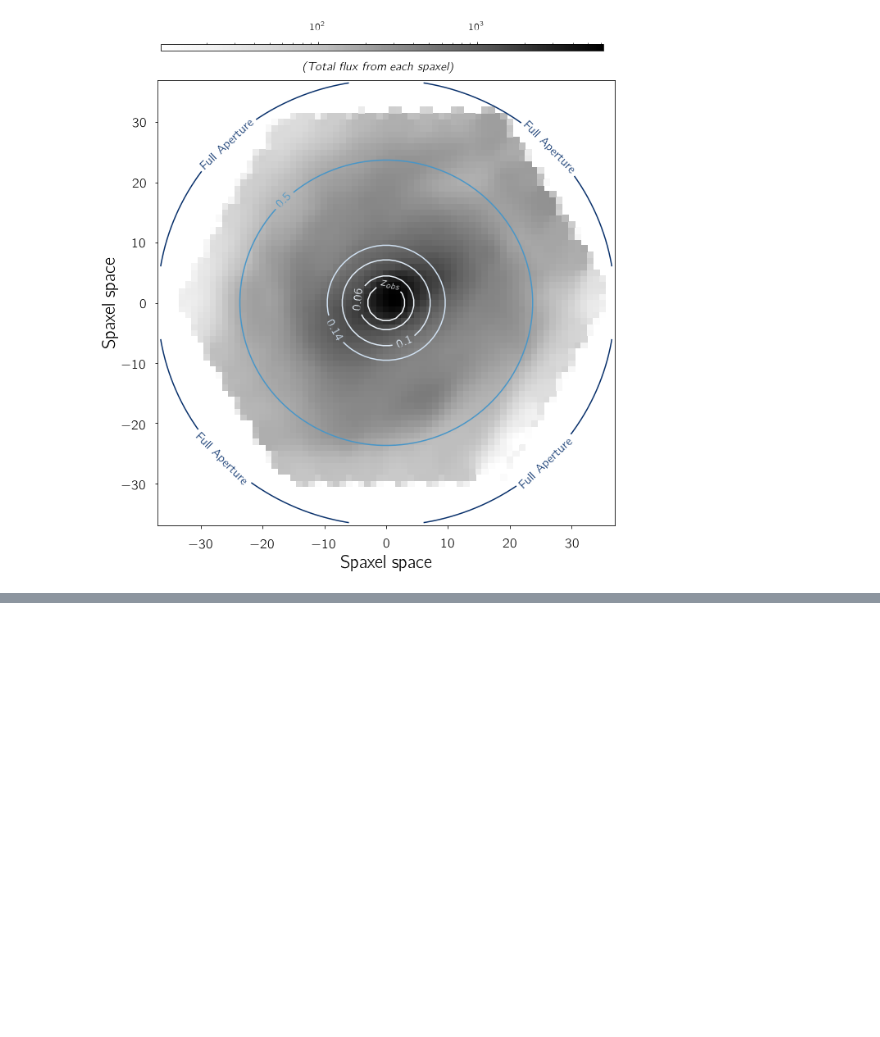
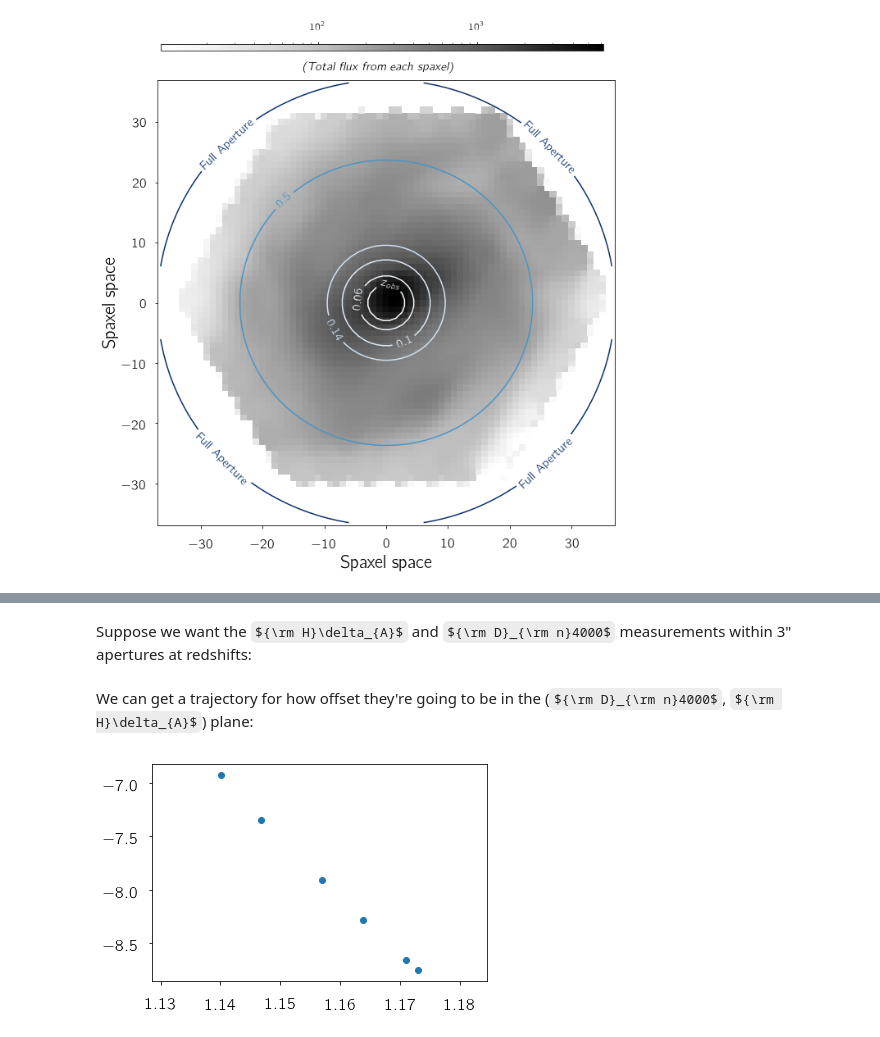
Before and after one commit to nityamd/aperture_effects, a Jupyter notebook: Aperture_Effects.ipynb, the cells around one changed output, grey strips where cells are left out. Cells and saved outputs as stored; diff of their text form; code cells hidden in the pictures; some formulas as TeX source; blank space fills up the shorter version.

```diff
--- a/Aperture_Effects.ipynb
+++ b/Aperture_Effects.ipynb
@@ -227,0 +234,18 @@ The two key ingredients that go into estimating stellar mass in galaxies, as per
+# %%
+from aperture_spec import spec_measurements, aperture_measurements
+
+#Initializing the aperture measurement instance on the datacube and observed redshift
+a = aperture_measurements('../fits_files/manga-9890-12702-LOGCUBE.fits',z_obs)
+# %% [markdown]
+Suppose we want the ${\rm H}\delta_{A}$ and ${\rm D}_{\rm n}4000$ measurements within 3" apertures at redshifts:
+# %%
+z_range = [0.04,0.06,0.08,0.1,0.14,0.2]
+hda =  [a.get_spec_measure(3,z_new,'hdelta') for z_new in z_range]
+d4000 =  [a.get_spec_measure(3,z_new,'dn4000') for z_new in z_range]
+# %% [markdown]
+We can get a trajectory for how offset they're going to be in the (${\rm D}_{\rm n}4000$, ${\rm H}\delta_{A}$) plane:
+# %%
+plt.scatter(d4000,hda)
+plt.show()
+# %% [output]
+[figure, added]
```
Also changed, not shown: parts of 1 cell of this notebook.
